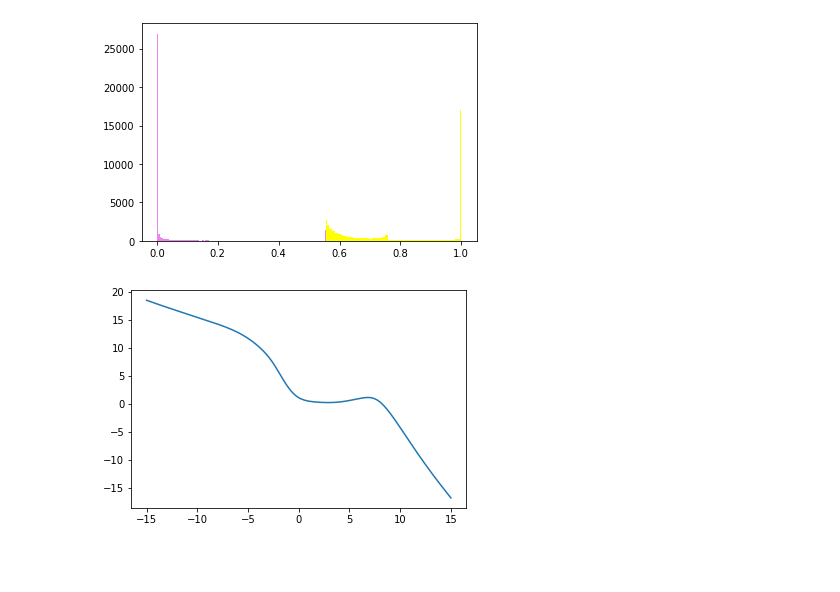
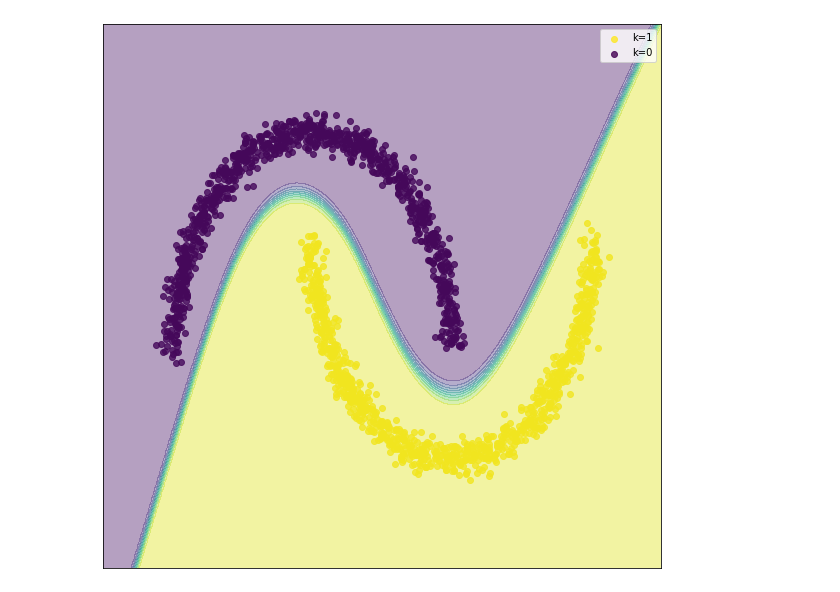
Before and after one commit to ElouanARGOUARCH/NeuralRatio, a Jupyter notebook: experiments/Binary Classifier_visual.ipynb, the cells around one changed output. Saved outputs shown, nothing was run; the diff lists cells and outputs as text; code cells hidden in the pictures; blank space fills up the shorter version.

```diff
--- a/experiments/Binary Classifier_visual.ipynb
+++ b/experiments/Binary Classifier_visual.ipynb
@@ -10,5 +10,16 @@ import matplotlib.pyplot as plt
+# %%
+def plot_2d_function(f, x_min = -10,x_max = 10, y_min = -10, y_max = 10, delta = 200, levels = 2 , alpha = 0.7, new_figure = True):
+    if new_figure :
+        plt.figure(figsize = (10,10))
+        plt.tick_params(left = False, right = False , labelleft = False ,labelbottom = False, bottom = False)
+    tt_x = torch.linspace(x_min, x_max, delta)
+    tt_y = torch.linspace(y_min,y_max, delta)
+    mesh = torch.cartesian_prod(tt_x, tt_y)
+    with torch.no_grad():
+        plt.contourf(tt_x,tt_y,f(mesh).numpy().reshape(delta,delta).T, levels = levels, cmap = matplotlib.cm.get_cmap('viridis'), alpha = alpha)
+        plt.legend()
 # %%
-num_samples = 50000
-target =Dimension1()
-target_samples_1 = target.sample(num_samples)
-target_samples_0 = target.sample(num_samples) + 10*torch.ones_like(target_samples_1)
+from sklearn.datasets import make_moons
+x, label = make_moons(10000, noise = .04)
+target_samples_1 = torch.tensor(x[label == 1])[:1000]
+target_samples_0 = torch.tensor(x[label == 0])[:1000]
@@ -21,20 +26,11 @@ plt.show()
 # %%
-binary_classif = BinaryClassifier(target_samples_1, target_samples_0, [64,64,64])
-binary_classif.train(100)
+binary_classif = BinaryClassifier(target_samples_1.float(), target_samples_0.float(), [64,64,64])
+binary_classif.train(500)
-# %%
-### Print histogram of predicted probabilities calculated on dataset ###
-with torch.no_grad():
-    sigmoid = torch.sigmoid
-    prediction_0_samples = sigmoid(binary_classif.logit_r(target_samples_0))
-    plt.hist(prediction_0_samples.numpy(),bins =200, color = 'violet')
-    prediction_1_samples = sigmoid(binary_classif.logit_r(target_samples_1))
-    plt.hist(prediction_1_samples.numpy(),bins =200, color = 'yellow')
-# %% [output]
-[figure, removed]
-# %%
-with torch.no_grad():
-    linspace = torch.linspace(-15,15,200)
-    log_density_ratio = binary_classif.logit_r(linspace.unsqueeze(-1))
-    plt.plot(linspace, log_density_ratio.numpy())
-# %% [output]
-[figure, removed]
+# %%
+plt.figure(figsize = (10,10))
+plt.tick_params(left = False, right = False , labelleft = False ,labelbottom = False, bottom = False)
+plt.scatter(target_samples_1[:,0].numpy(),target_samples_1[:,1].numpy(), color = matplotlib.cm.get_cmap('viridis')(0.999), alpha = 0.8, label = 'k=1')
+plt.scatter(target_samples_0[:,0].numpy(),target_samples_0[:,1].numpy(), color = matplotlib.cm.get_cmap('viridis')(0.001), alpha = 0.8, label ='k=0')
+plot_2d_function(lambda x: torch.sigmoid(binary_classif.logit_r(x)), x_min = -1.5, x_max = 2.5, y_min = -1, y_max = 1.5, levels = 10, alpha = 0.4, new_figure =False)
+# %% [output]
+[figure, added]
```
Also changed, not shown: parts of 9 cells of this notebook, 6 other files.
